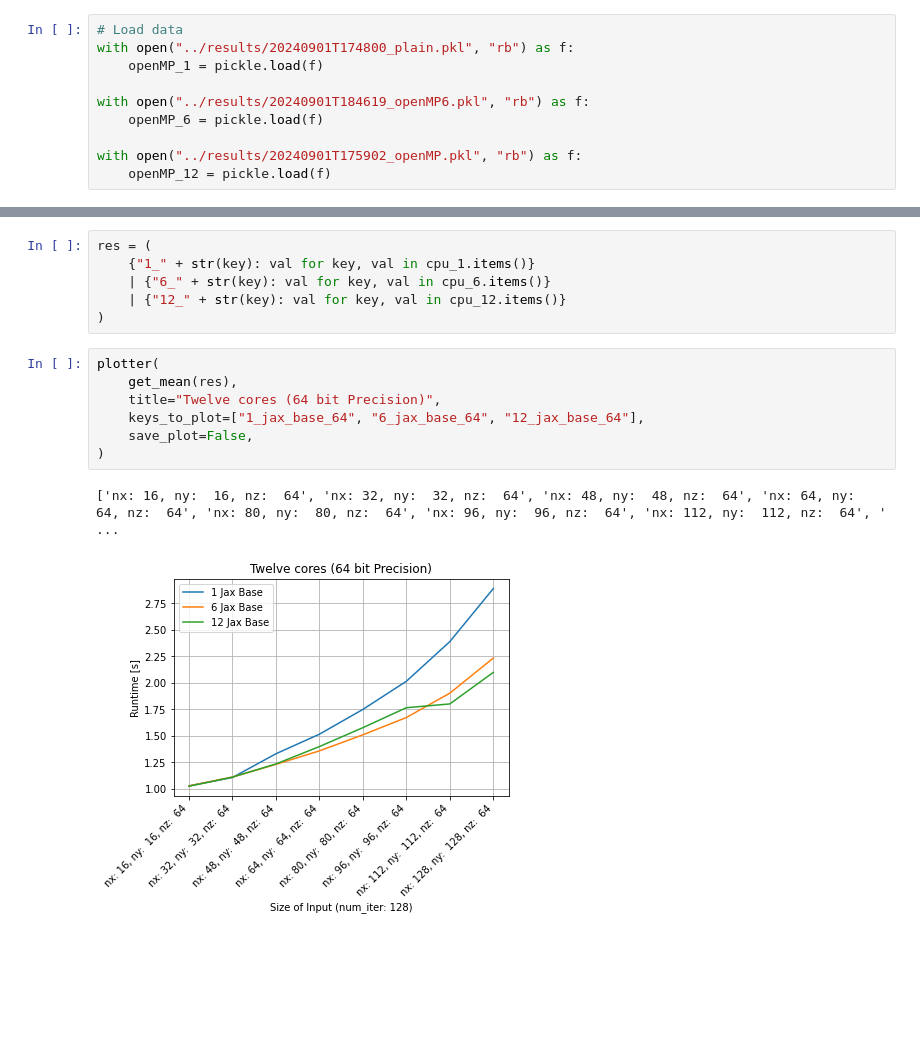
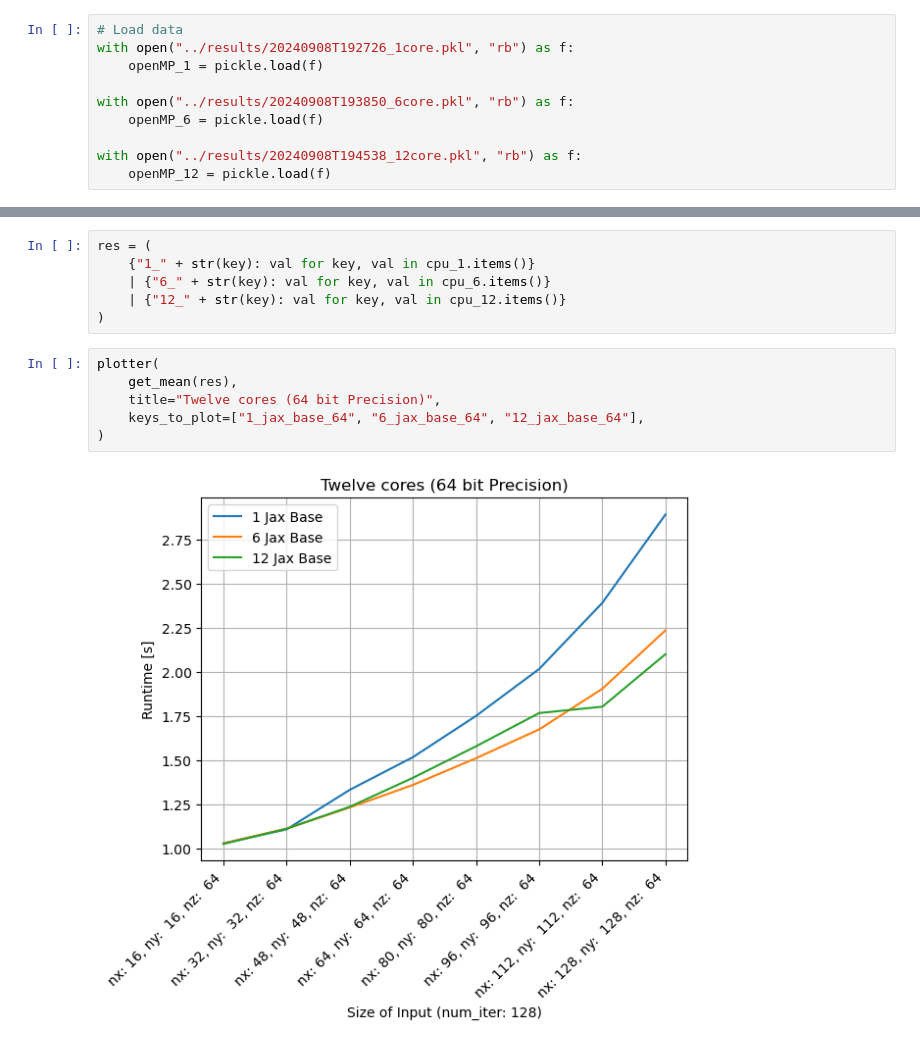
Before and after one commit to ib31iat/HPC4WC-Project-13, a Jupyter notebook: scripts/plotting.ipynb, the cells around one changed output, grey strips where cells are left out. Drawn from its saved outputs; the diff is of its cells as text; blank space fills up the shorter version.

```diff
--- a/scripts/plotting.ipynb
+++ b/scripts/plotting.ipynb
@@ -6,13 +6,13 @@ from datetime import datetime
 from copy import deepcopy
 # %%
 # Load data
-with open("../results/20240901T174800_plain.pkl", "rb") as f:
+with open("../results/20240908T192726_1core.pkl", "rb") as f:
     openMP_1 = pickle.load(f)
 
-with open("../results/20240901T184619_openMP6.pkl", "rb") as f:
+with open("../results/20240908T193850_6core.pkl", "rb") as f:
     openMP_6 = pickle.load(f)
 
-with open("../results/20240901T175902_openMP.pkl", "rb") as f:
+with open("../results/20240908T194538_12core.pkl", "rb") as f:
     openMP_12 = pickle.load(f)
 # %%
 # Function to process data
@@ -146,10 +142,8 @@ res = (
 # %%
 plotter(
     get_mean(res),
     title="Twelve cores (64 bit Precision)",
     keys_to_plot=["1_jax_base_64", "6_jax_base_64", "12_jax_base_64"],
-    save_plot=False,
 )
 # %% [output]
-['nx: 16, ny:  16, nz:  64', 'nx: 32, ny:  32, nz:  64', 'nx: 48, ny:  48, nz:  64', 'nx: 64, ny:  64, nz:  64', 'nx: 80, ny:  80, nz:  64', 'nx: 96, ny:  96, nz:  64', 'nx: 112, ny:  112, nz:  64', ' ...
-[figure, old version]
+[figure, new version]
```
Also changed, not shown: parts of 2 cells of this notebook.
